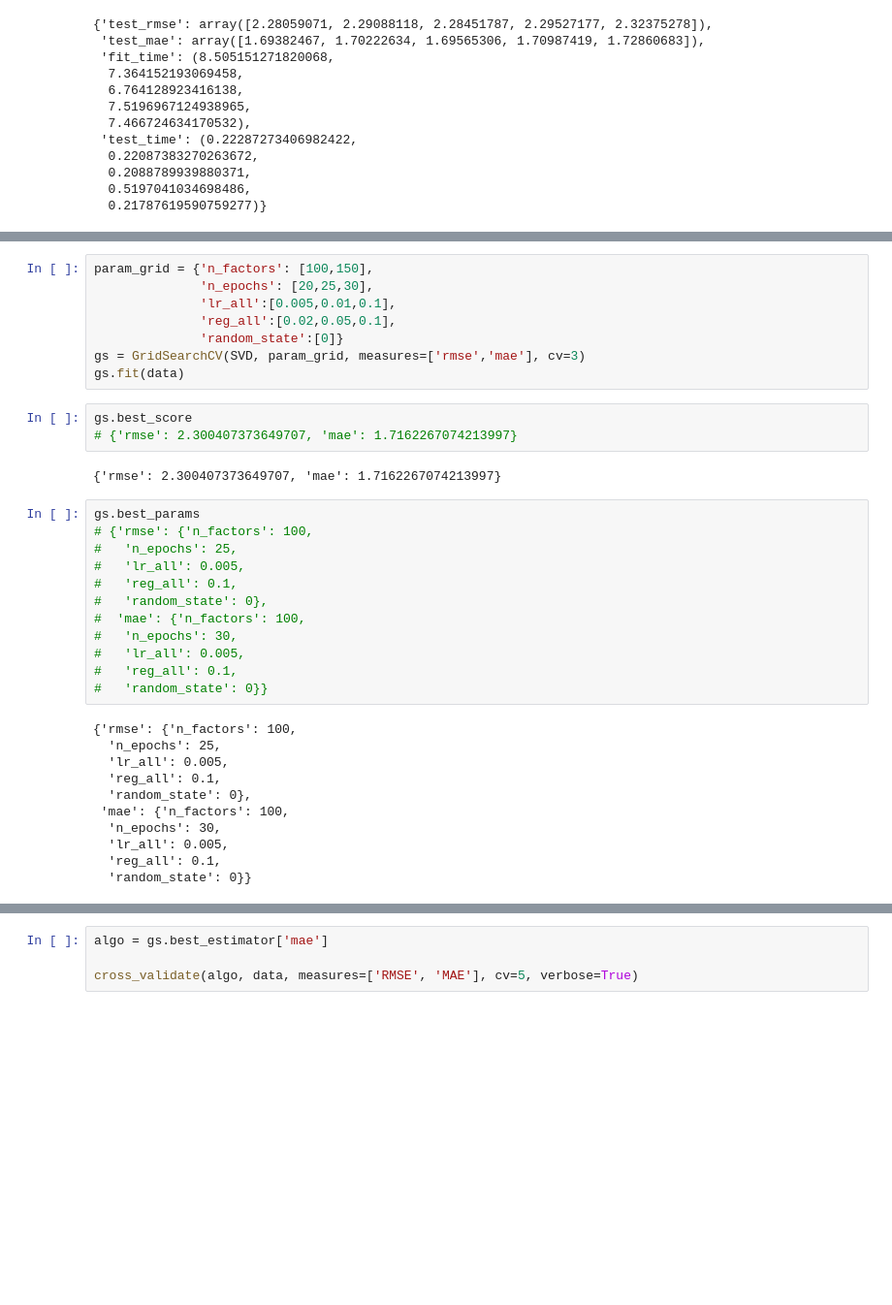
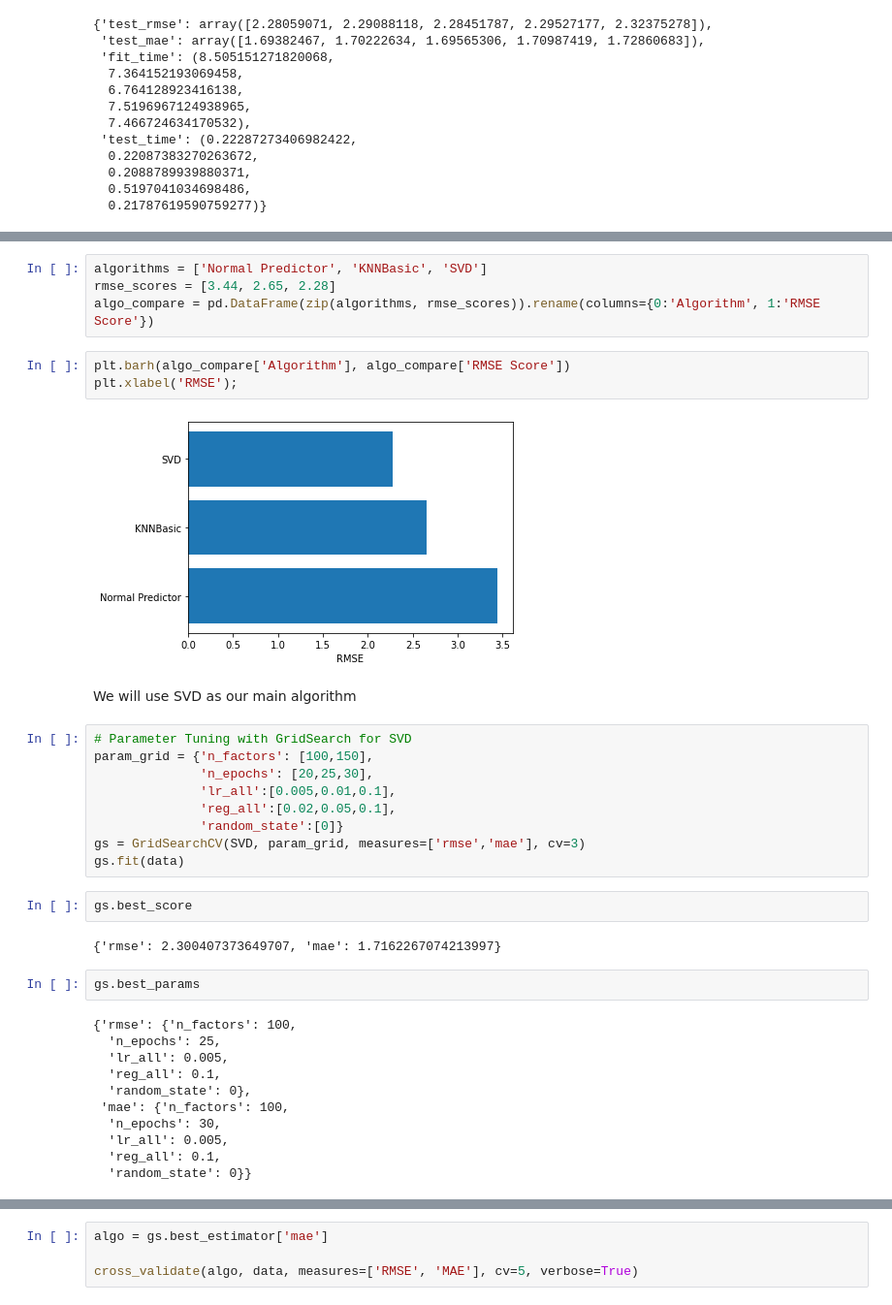
Before and after one commit to trentenAB/Video_Game_Recommendation_System, a Jupyter notebook: notebooks/Preprocess and Modeling.ipynb, the cells around one changed output, grey strips where cells are left out. Shown at 97% size. Drawn from its saved outputs; the diff is of its cells as text; blank space fills up the shorter version.

```diff
--- a/notebooks/Preprocess and Modeling.ipynb
+++ b/notebooks/Preprocess and Modeling.ipynb
@@ -1045,7 +1131,19 @@ games[games.title.isin(game_list)]
 | 9155 | Dragon Ball Z: Budokai Tenkaichi 3 | 2007-11-13 | PlayStation 2 | Spike, Namco Bandai Games | T | Cartoon Violence Mild Language | 73 | 9.0 | ... |
 | 9989 | Dragon Ball Z: Budokai Tenkaichi 3 | 2007-12-03 | Wii | Spike, Namco Bandai Games | T | Cartoon Violence Mild Language | 72 | 8.5 | ... |
 | 11107 | Madden NFL 2004 | 2003-08-12 | Game Boy Advance | BudCat | E | NaN | 70 | 6.6 | ... |
+# %%
+algorithms = ['Normal Predictor', 'KNNBasic', 'SVD']
+rmse_scores = [3.44, 2.65, 2.28]
+algo_compare = pd.DataFrame(zip(algorithms, rmse_scores)).rename(columns={0:'Algorithm', 1:'RMSE Score'})
+# %%
+plt.barh(algo_compare['Algorithm'], algo_compare['RMSE Score'])
+plt.xlabel('RMSE');
+# %% [output]
+[figure, added]
+# %% [markdown]
+We will use SVD as our main algorithm
 # %%
+# Parameter Tuning with GridSearch for SVD
 param_grid = {'n_factors': [100,150],
               'n_epochs': [20,25,30],
               'lr_all':[0.005,0.01,0.1],
@@ -1055,21 +1153,10 @@ gs = GridSearchCV(SVD, param_grid, measures=['rmse','mae'], cv=3)
 gs.fit(data)
 # %%
 gs.best_score
-# {'rmse': 2.300407373649707, 'mae': 1.7162267074213997}
 # %% [output]
 {'rmse': 2.300407373649707, 'mae': 1.7162267074213997}
 # %%
 gs.best_params
-# {'rmse': {'n_factors': 100,
-#   'n_epochs': 25,
-#   'lr_all': 0.005,
-#   'reg_all': 0.1,
-#   'random_state': 0},
-#  'mae': {'n_factors': 100,
-#   'n_epochs': 30,
-#   'lr_all': 0.005,
-#   'reg_all': 0.1,
-#   'random_state': 0}}
 # %% [output]
 {'rmse': {'n_factors': 100,
   'n_epochs': 25,
```
Also changed, not shown: parts of 42 cells of this notebook.
